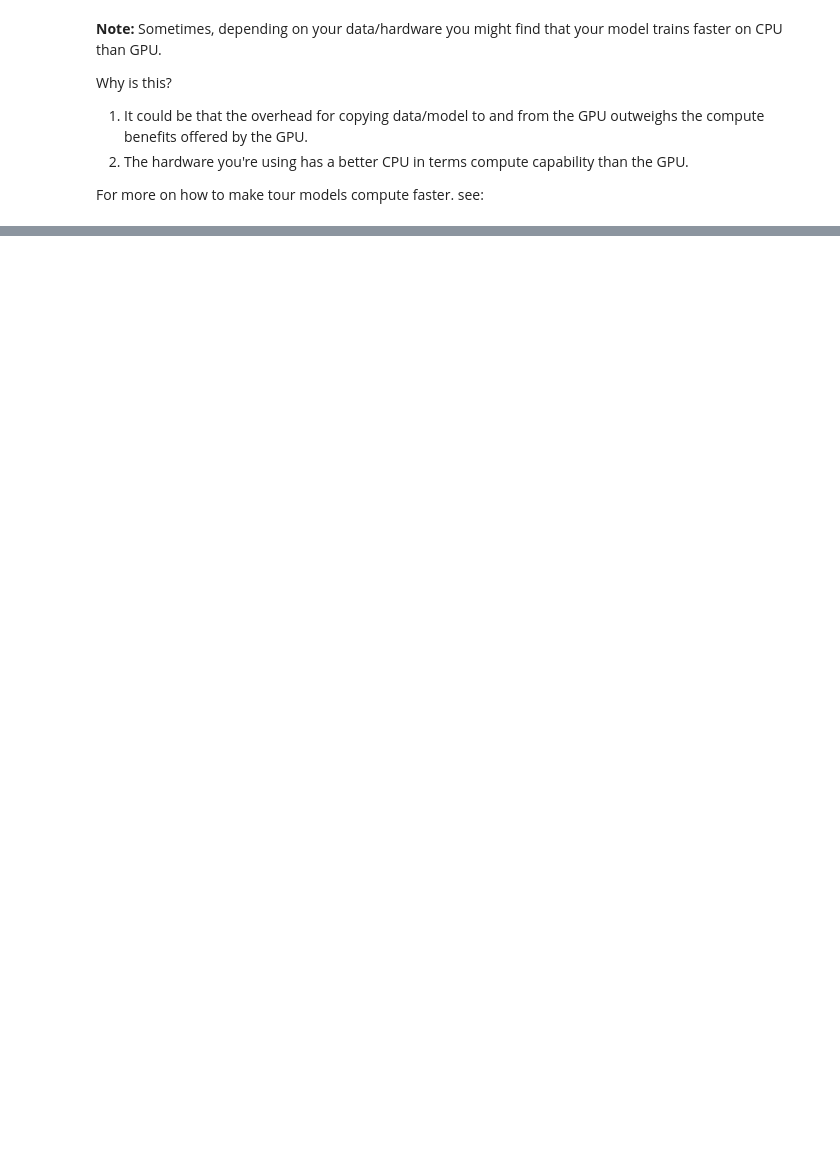
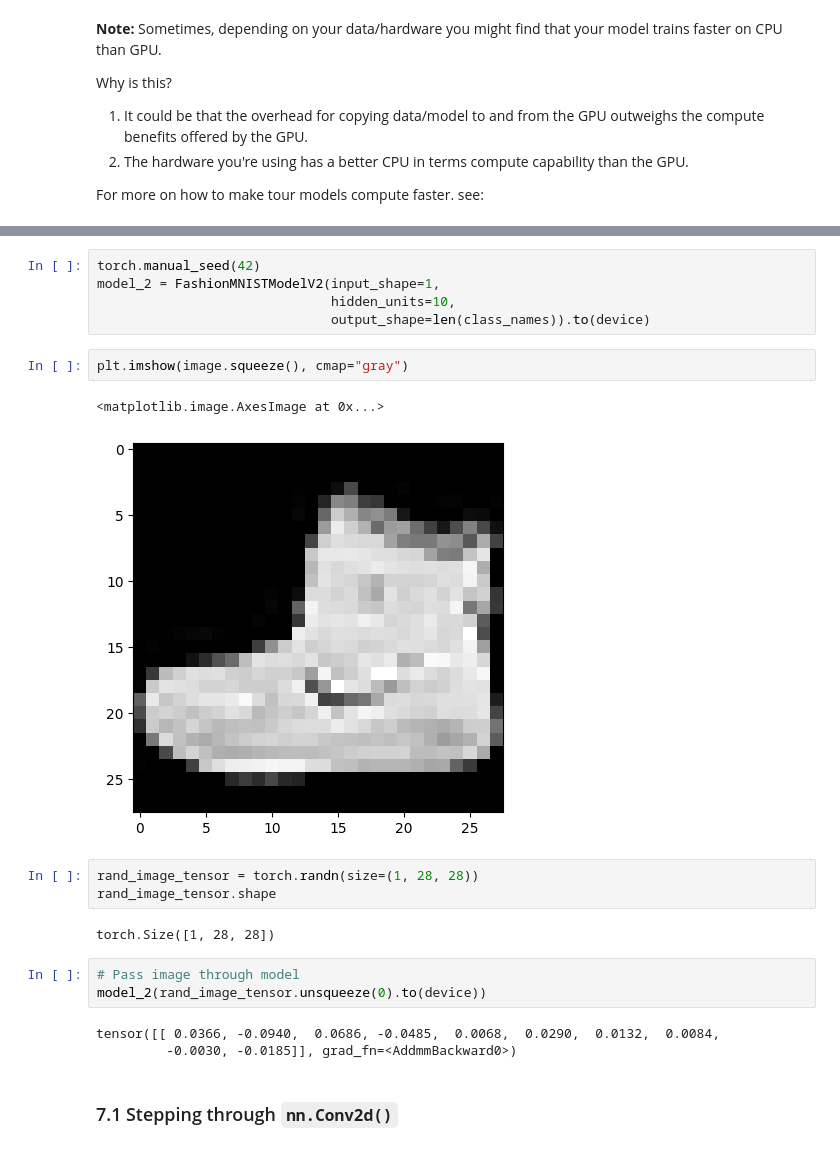
Before and after one commit to Rayden98/pytorch_computer_vision, a Jupyter notebook: 03_pytorch_computer_vision.ipynb, the cells around one changed output, grey strips where cells are left out. Cells and saved outputs as stored; diff of their text form; blank space fills up the shorter version.

```diff
--- a/03_pytorch_computer_vision.ipynb
+++ b/03_pytorch_computer_vision.ipynb
@@ -696,0 +816,23 @@ For more on how to make tour models compute faster. see:
+# %%
+torch.manual_seed(42)
+model_2 = FashionMNISTModelV2(input_shape=1,
+                              hidden_units=10,
+                              output_shape=len(class_names)).to(device)
+# %%
+plt.imshow(image.squeeze(), cmap="gray")
+# %% [output]
+<matplotlib.image.AxesImage at 0x...>
+[figure, added]
+# %%
+rand_image_tensor = torch.randn(size=(1, 28, 28))
+rand_image_tensor.shape
+# %% [output]
+torch.Size([1, 28, 28])
+# %%
+# Pass image through model
+model_2(rand_image_tensor.unsqueeze(0).to(device))
+# %% [output]
+tensor([[ 0.0366, -0.0940,  0.0686, -0.0485,  0.0068,  0.0290,  0.0132,  0.0084,
+         -0.0030, -0.0185]], grad_fn=<AddmmBackward0>)
+# %% [markdown]
+### 7.1 Stepping through `nn.Conv2d()`
```
Also changed, not shown: parts of 50 cells of this notebook.
